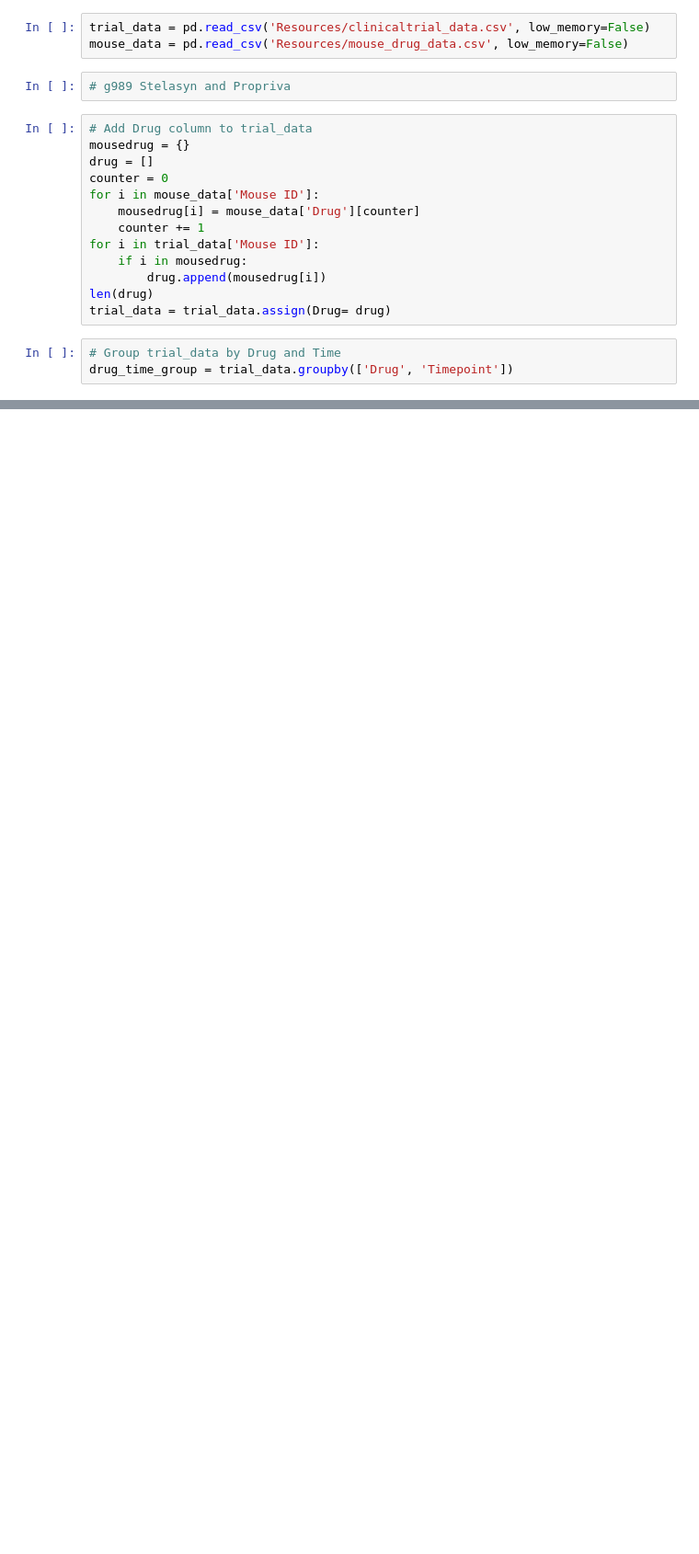
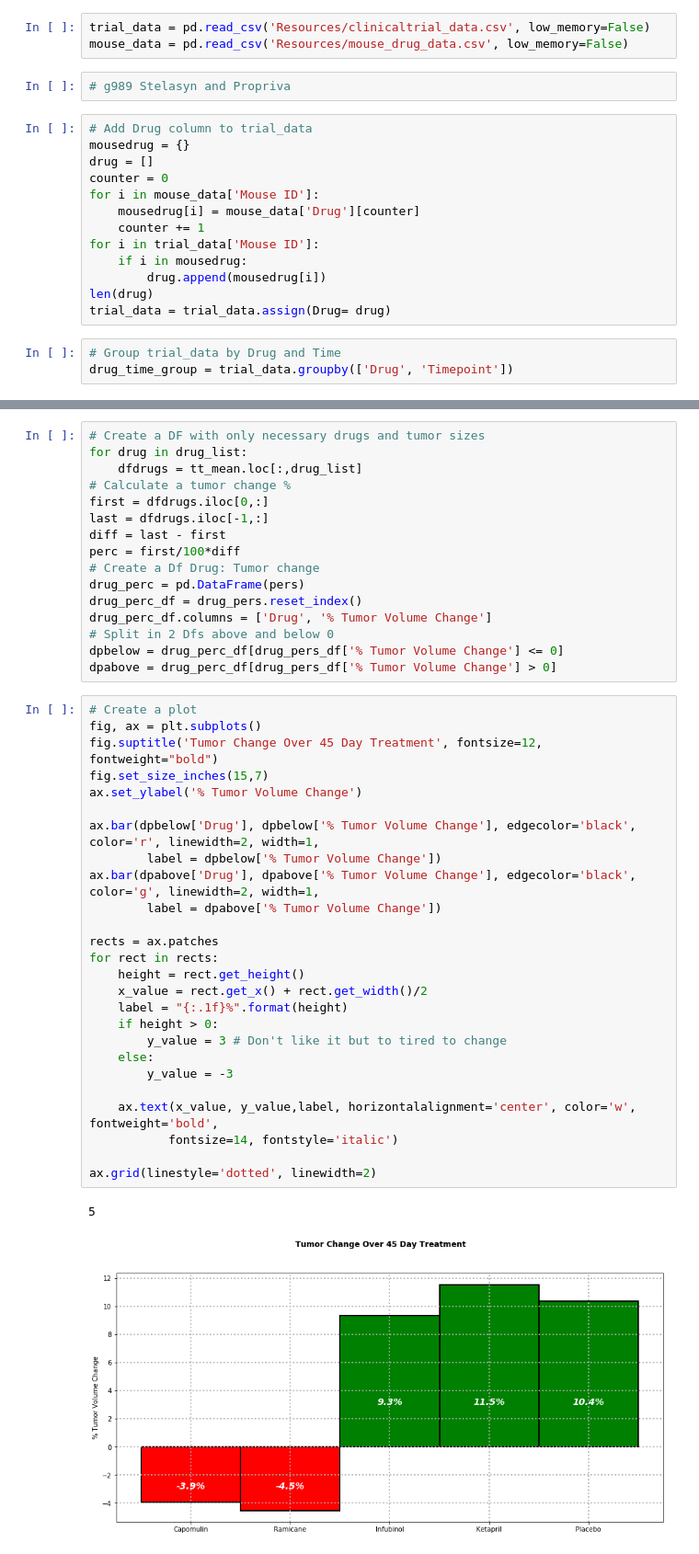
Before and after one commit to Gryazzz/Pymaceuticals_Matplotlib, a Jupyter notebook: Pymaceuticals.ipynb, the cells around one changed output, grey strips where cells are left out. Shown: that part at 92% size. Cells and saved outputs as stored; diff of their text form; blank space fills up the shorter version.

```diff
--- a/Pymaceuticals.ipynb
+++ b/Pymaceuticals.ipynb
@@ -121,0 +137,45 @@ dtype: float64
+# %%
+# Create a DF with only necessary drugs and tumor sizes
+for drug in drug_list:
+    dfdrugs = tt_mean.loc[:,drug_list]
+# Calculate a tumor change %
+first = dfdrugs.iloc[0,:]
+last = dfdrugs.iloc[-1,:]
+diff = last - first
+perc = first/100*diff
+# Create a Df Drug: Tumor change
+drug_perc = pd.DataFrame(pers)
+drug_perc_df = drug_pers.reset_index()
+drug_perc_df.columns = ['Drug', '% Tumor Volume Change']
+# Split in 2 Dfs above and below 0
+dpbelow = drug_perc_df[drug_pers_df['% Tumor Volume Change'] <= 0]
+dpabove = drug_perc_df[drug_pers_df['% Tumor Volume Change'] > 0]
+# %%
+# Create a plot
+fig, ax = plt.subplots()
+fig.suptitle('Tumor Change Over 45 Day Treatment', fontsize=12, fontweight="bold")
+fig.set_size_inches(15,7)
+ax.set_ylabel('% Tumor Volume Change')
+
+ax.bar(dpbelow['Drug'], dpbelow['% Tumor Volume Change'], edgecolor='black', color='r', linewidth=2, width=1,
+        label = dpbelow['% Tumor Volume Change'])
+ax.bar(dpabove['Drug'], dpabove['% Tumor Volume Change'], edgecolor='black', color='g', linewidth=2, width=1,
+        label = dpabove['% Tumor Volume Change'])
+
+rects = ax.patches
+for rect in rects:
+    height = rect.get_height()
+    x_value = rect.get_x() + rect.get_width()/2
+    label = "{:.1f}%".format(height)
+    if height > 0:
+        y_value = 3 # Don't like it but to tired to change
+    else:
+        y_value = -3
+
+    ax.text(x_value, y_value,label, horizontalalignment='center', color='w', fontweight='bold',
+           fontsize=14, fontstyle='italic')
+
+ax.grid(linestyle='dotted', linewidth=2)
+# %% [output]
+5
+[figure, added]
```
Also changed, not shown: parts of 10 cells of this notebook.
